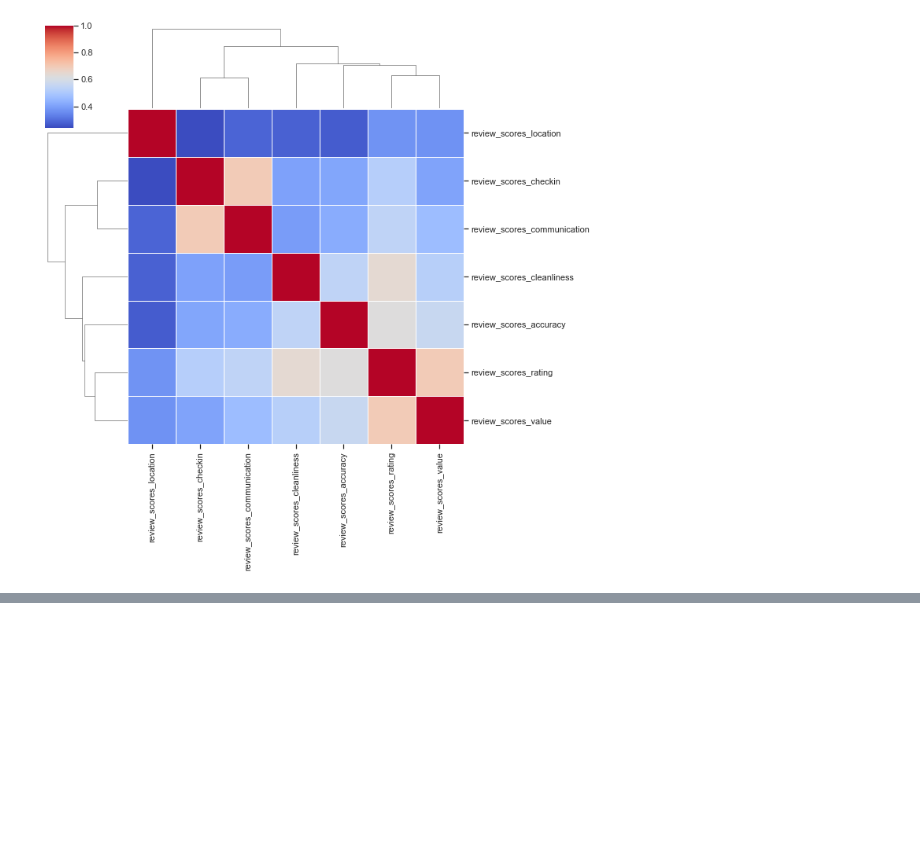
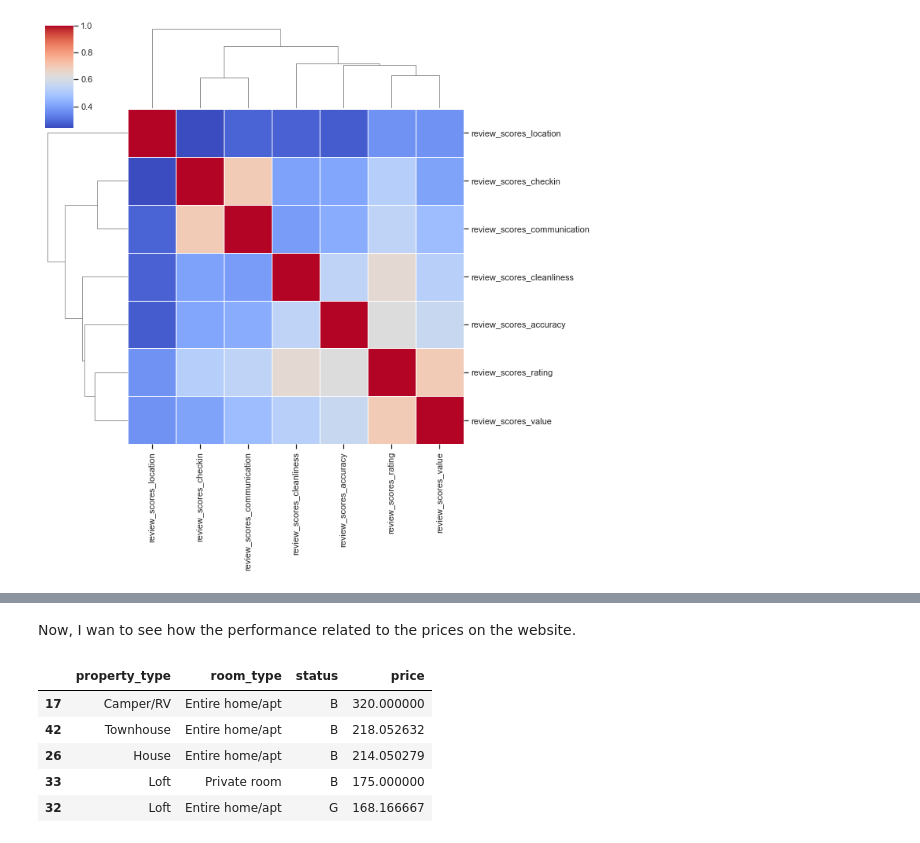
Before and after one commit to Mehranmzn/DataScience-Nanodegree, a Jupyter notebook: notebooks/Project 1/Untitled.ipynb, the cells around one changed output, grey strips where cells are left out. Saved outputs shown, nothing was run; the diff lists cells and outputs as text; code cells hidden in the pictures; blank space fills up the shorter version.

```diff
--- a/notebooks/Project 1/Untitled.ipynb
+++ b/notebooks/Project 1/Untitled.ipynb
@@ -404,0 +413,16 @@ superhost
+# %% [markdown]
+Now, I wan to see how the performance related to the prices on the website.
+# %%
+required_df['price'] = required_df['price'].apply(lambda p: float(p[1:].replace(',', '')) if isinstance(p, str) else p)
+
+price_GB = required_df.groupby(['property_type','room_type', 'status']).price.mean()
+price_GB = price_GB.reset_index()
+price_GB=price_GB.sort_values('price',ascending=[0])
+price_GB.head()
+# %% [output]
+|  | property_type | room_type | status | price |
+| 17 | Camper/RV | Entire home/apt | B | 320.000000 |
+| 42 | Townhouse | Entire home/apt | B | 218.052632 |
+| 26 | House | Entire home/apt | B | 214.050279 |
+| 33 | Loft | Private room | B | 175.000000 |
+| 32 | Loft | Entire home/apt | G | 168.166667 |
```
Also changed, not shown: parts of 6 cells of this notebook.
